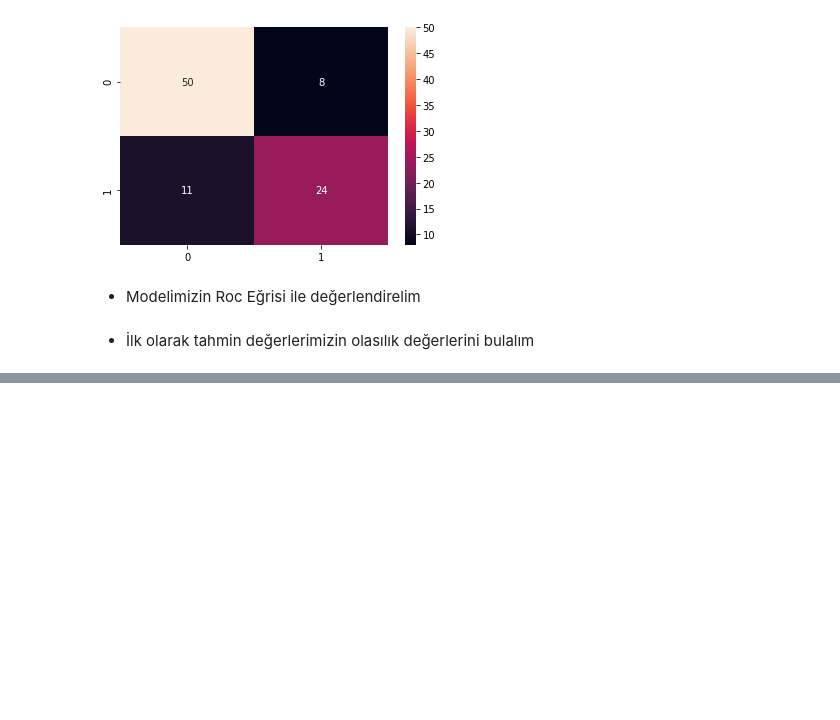
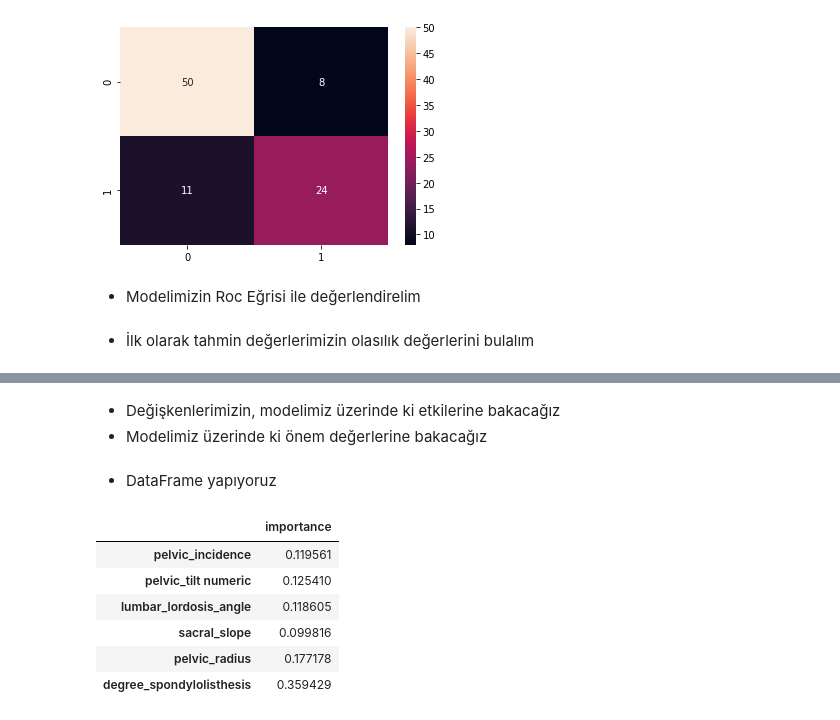
Before and after one commit to TheKoray/KNN-Tree-Ensemble-Algorithms, a Jupyter notebook: Biomechanical.ipynb, the cells around one changed output, grey strips where cells are left out. Drawn from its saved outputs; the diff is of its cells as text; code cells hidden in the pictures; blank space fills up the shorter version.

```diff
--- a/Biomechanical.ipynb
+++ b/Biomechanical.ipynb
@@ -1291 +1290,4 @@ plt.plot([0,1],[0,1],'r--')
 [figure]
+# %% [markdown]
+- Değişkenlerimizin, modelimiz üzerinde ki etkilerine bakacağız
+- Modelimiz üzerinde ki önem değerlerine bakacağız
@@ -1291,0 +1296,2 @@ plt.plot([0,1],[0,1],'r--')
+# %% [markdown]
+- DataFrame yapıyoruz
@@ -1291,0 +1300,10 @@ plt.plot([0,1],[0,1],'r--')
+# %%
+importance
+# %% [output]
+|  | importance |
+| pelvic_incidence | 0.119561 |
+| pelvic_tilt numeric | 0.125410 |
+| lumbar_lordosis_angle | 0.118605 |
+| sacral_slope | 0.099816 |
+| pelvic_radius | 0.177178 |
+| degree_spondylolisthesis | 0.359429 |
```
Also changed, not shown: parts of 8 cells of this notebook.
